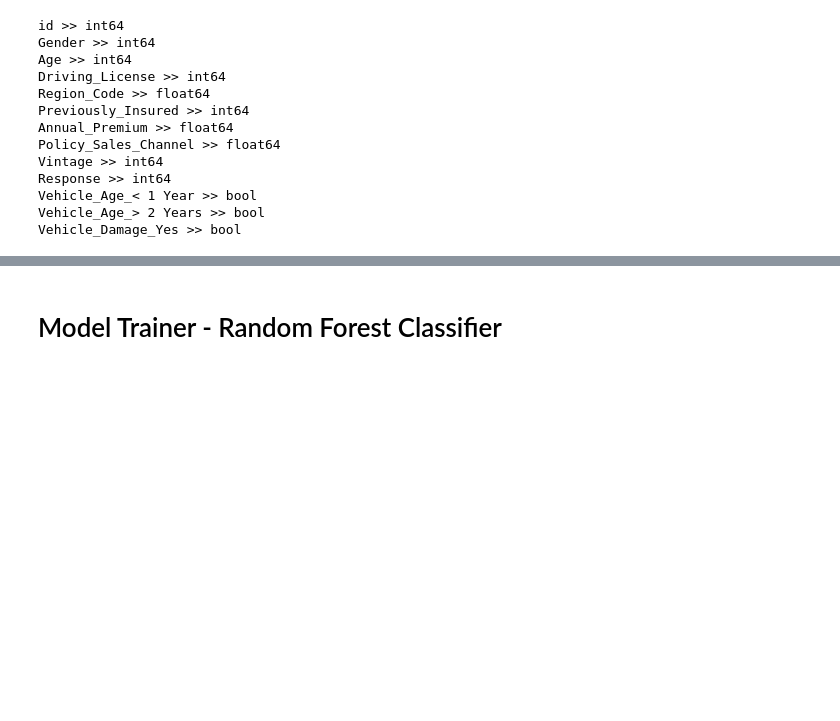
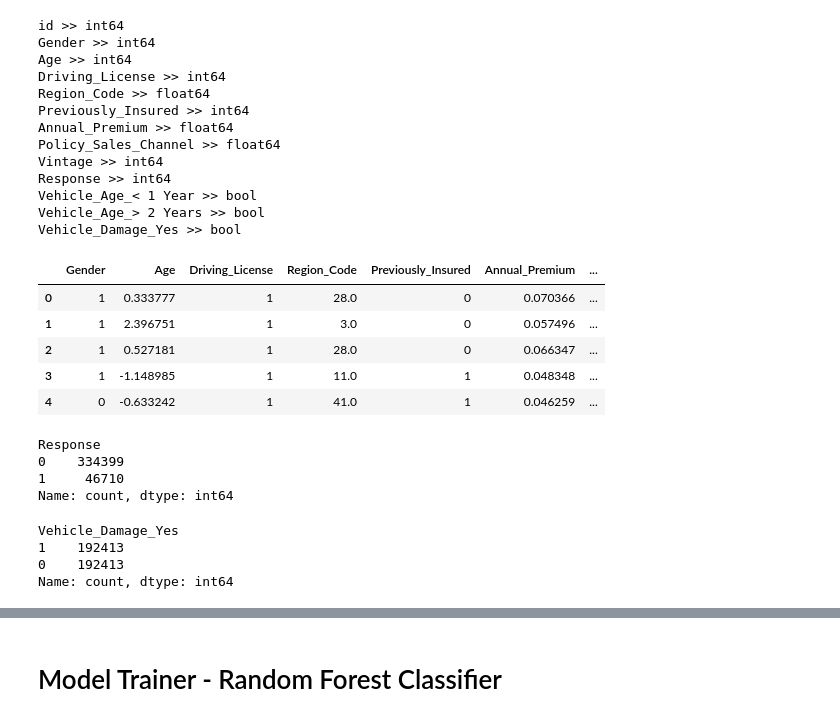
Before and after one commit to Suraj0221/MLops-Vehicle-Insurance, a Jupyter notebook: notebook/exp-notebook.ipynb, the cells around one changed output, grey strips where cells are left out. Drawn from its saved outputs; the diff is of its cells as text; code cells hidden in the pictures; blank space fills up the shorter version.

```diff
--- a/notebook/exp-notebook.ipynb
+++ b/notebook/exp-notebook.ipynb
@@ -373,3 +374,19 @@ df[['Annual_Premium']] = mm.fit_transform(df[['Annual_Premium']])
 # also, dropping id col now
 id=df.id
 df=df.drop('id',axis=1)
+# %%
+df.head()
+# %% [output]
+|  | Gender | Age | Driving_License | Region_Code | Previously_Insured | Annual_Premium | ... |
+| 0 | 1 | 0.333777 | 1 | 28.0 | 0 | 0.070366 | ... |
+| 1 | 1 | 2.396751 | 1 | 3.0 | 0 | 0.057496 | ... |
+| 2 | 1 | 0.527181 | 1 | 28.0 | 0 | 0.066347 | ... |
+| 3 | 1 | -1.148985 | 1 | 11.0 | 1 | 0.048348 | ... |
+| 4 | 0 | -0.633242 | 1 | 41.0 | 1 | 0.046259 | ... |
+# %%
+df["Response"].value_counts()
+# %% [output]
+Response
+0    334399
+1     46710
+Name: count, dtype: int64
@@ -376,3 +401,10 @@ df=df.drop('id',axis=1)
+# %%
+ynew.value_counts()
+# %% [output]
+Vehicle_Damage_Yes
+1    192413
+0    192413
+Name: count, dtype: int64
 # %%
 # train-test split
 
```
Also changed, not shown: parts of 12 cells of this notebook, 1 other file.
